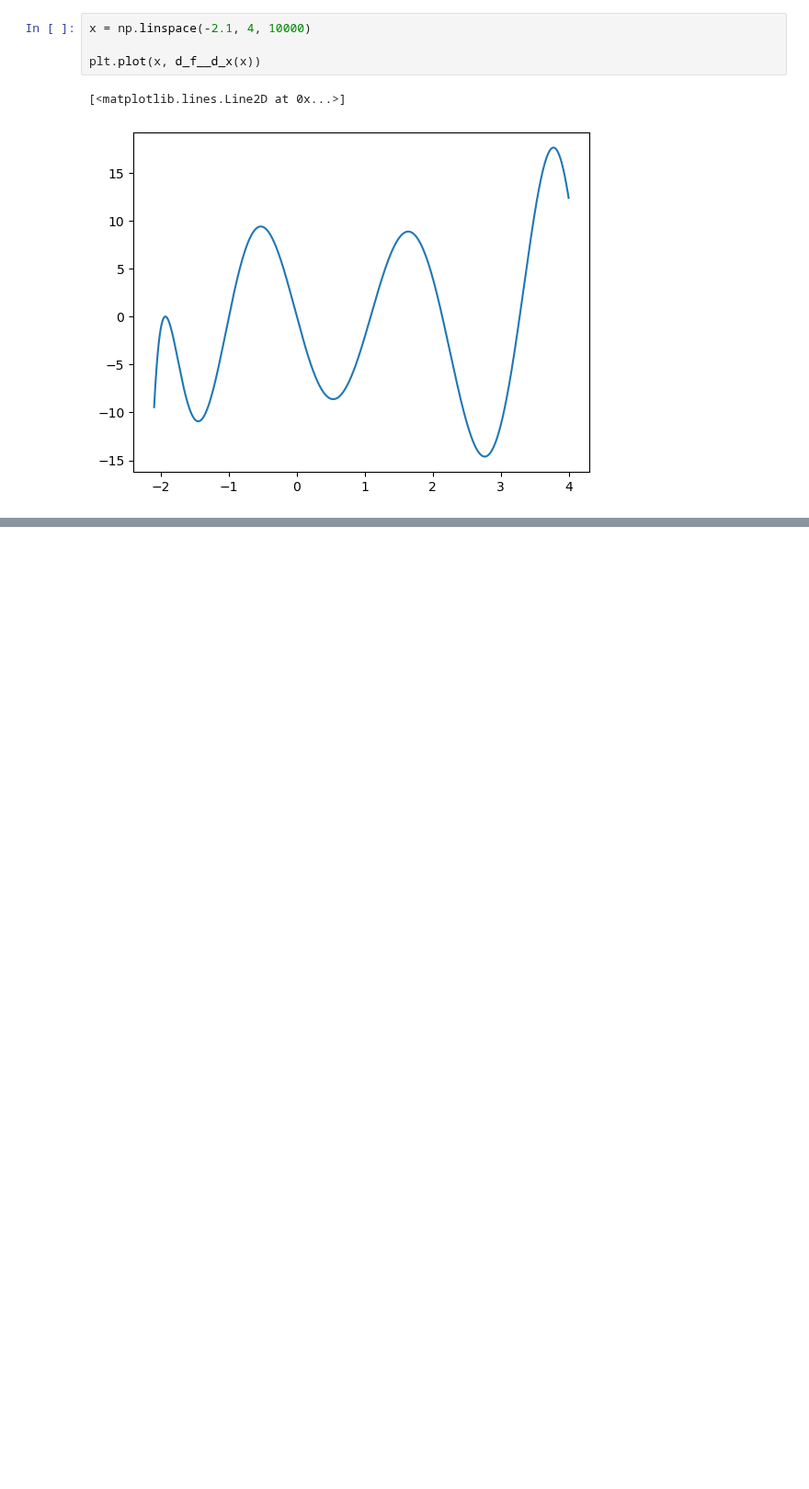
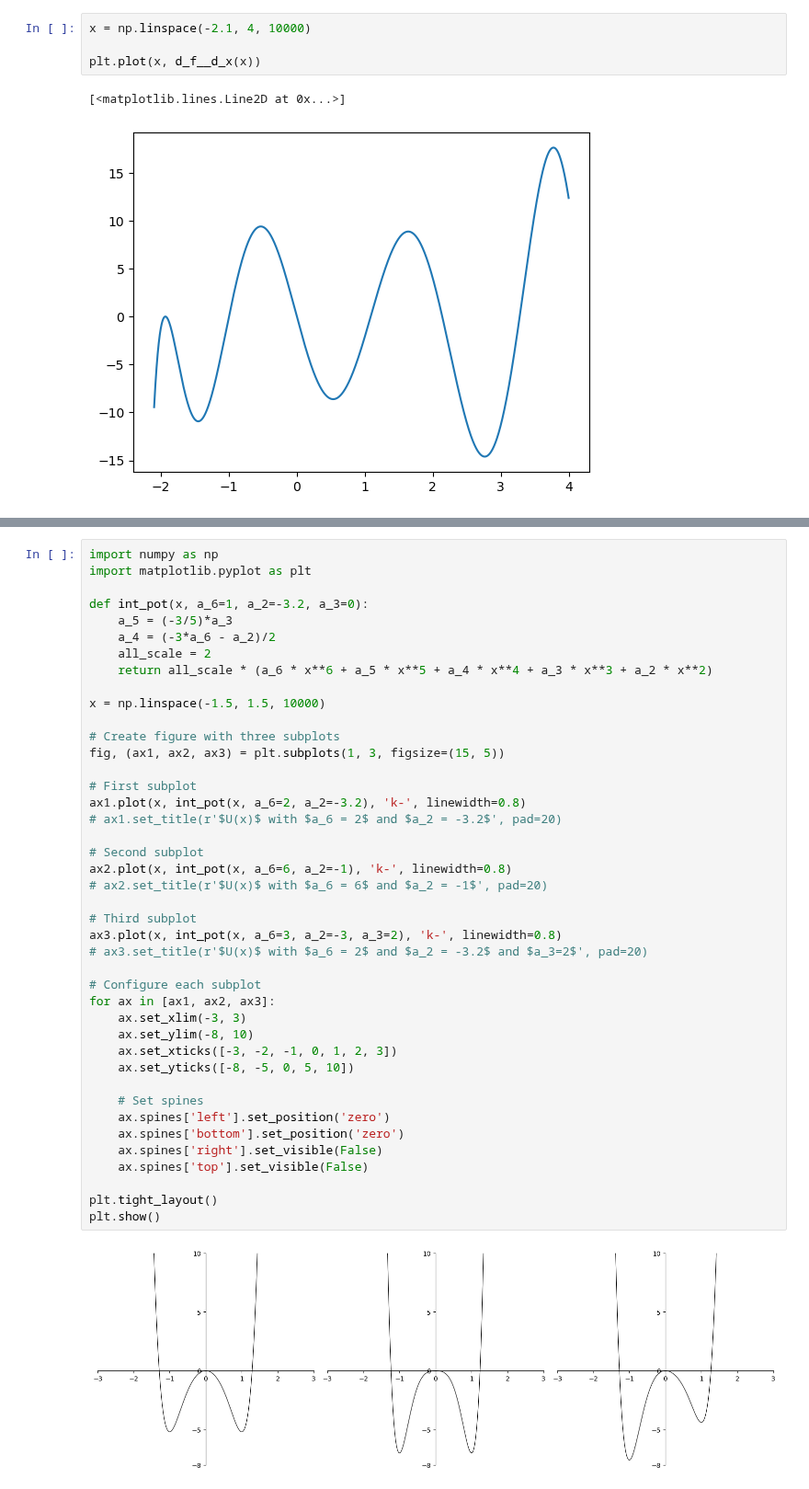
Before and after one commit to abhirao-03/stochastic-resonance, a Jupyter notebook: visualisations.ipynb, the cells around one changed output, grey strips where cells are left out. Shown at 92% size. Drawn from its saved outputs; the diff is of its cells as text; blank space fills up the shorter version.

```diff
--- a/visualisations.ipynb
+++ b/visualisations.ipynb
@@ -292,0 +357,44 @@ plt.savefig('noisy_sin.svg', transparent=True)
+# %%
+import numpy as np
+import matplotlib.pyplot as plt
+
+def int_pot(x, a_6=1, a_2=-3.2, a_3=0):
+    a_5 = (-3/5)*a_3
+    a_4 = (-3*a_6 - a_2)/2
+    all_scale = 2
+    return all_scale * (a_6 * x**6 + a_5 * x**5 + a_4 * x**4 + a_3 * x**3 + a_2 * x**2)
+
+x = np.linspace(-1.5, 1.5, 10000)
+
+# Create figure with three subplots
+fig, (ax1, ax2, ax3) = plt.subplots(1, 3, figsize=(15, 5))
+
+# First subplot
+ax1.plot(x, int_pot(x, a_6=2, a_2=-3.2), 'k-', linewidth=0.8)
+# ax1.set_title(r'$U(x)$ with $a_6 = 2$ and $a_2 = -3.2$', pad=20)
+
+# Second subplot
+ax2.plot(x, int_pot(x, a_6=6, a_2=-1), 'k-', linewidth=0.8)
+# ax2.set_title(r'$U(x)$ with $a_6 = 6$ and $a_2 = -1$', pad=20)
+
+# Third subplot
+ax3.plot(x, int_pot(x, a_6=3, a_2=-3, a_3=2), 'k-', linewidth=0.8)
+# ax3.set_title(r'$U(x)$ with $a_6 = 2$ and $a_2 = -3.2$ and $a_3=2$', pad=20)
+
+# Configure each subplot
+for ax in [ax1, ax2, ax3]:
+    ax.set_xlim(-3, 3)
+    ax.set_ylim(-8, 10)
+    ax.set_xticks([-3, -2, -1, 0, 1, 2, 3])
+    ax.set_yticks([-8, -5, 0, 5, 10])
+
+    # Set spines
+    ax.spines['left'].set_position('zero')
+    ax.spines['bottom'].set_position('zero')
+    ax.spines['right'].set_visible(False)
+    ax.spines['top'].set_visible(False)
+
+plt.tight_layout()
+plt.show()
+# %% [output]
+[figure, added]
```
Also changed, not shown: parts of 8 cells of this notebook, 1 other file.
